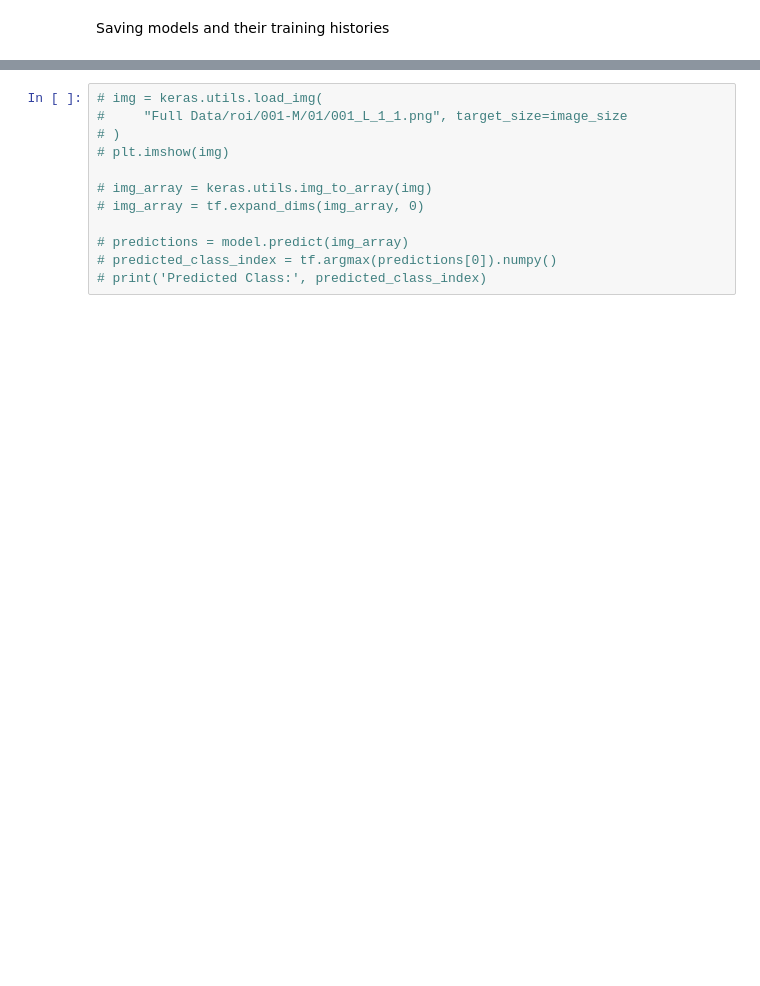
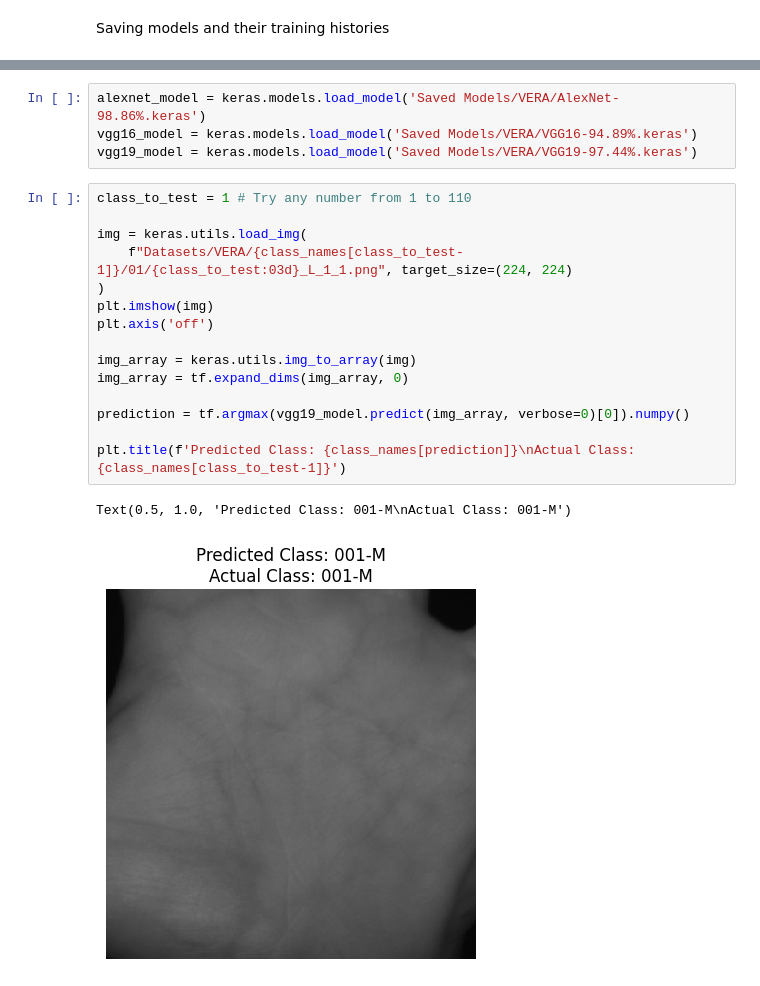
Before and after one commit to AyaanDanish/PalmVein-Recognition-With-CNN, a Jupyter notebook: VERA Classification.ipynb, the cells around one changed output, grey strips where cells are left out. Cells and saved outputs as stored; diff of their text form; blank space fills up the shorter version.

```diff
--- a/VERA Classification.ipynb
+++ b/VERA Classification.ipynb
@@ -400,12 +457,22 @@ Saved VGG19 Model
+# %%
+alexnet_model = keras.models.load_model('Saved Models/VERA/AlexNet-98.86%.keras')
+vgg16_model = keras.models.load_model('Saved Models/VERA/VGG16-94.89%.keras')
+vgg19_model = keras.models.load_model('Saved Models/VERA/VGG19-97.44%.keras')
 # %%
-# img = keras.utils.load_img(
-#     "Full Data/roi/001-M/01/001_L_1_1.png", target_size=image_size
-# )
-# plt.imshow(img)
+class_to_test = 1 # Try any number from 1 to 110
 
-# img_array = keras.utils.img_to_array(img)
-# img_array = tf.expand_dims(img_array, 0)
+img = keras.utils.load_img(
+    f"Datasets/VERA/{class_names[class_to_test-1]}/01/{class_to_test:03d}_L_1_1.png", target_size=(224, 224)
+)
+plt.imshow(img)
+plt.axis('off')
 
-# predictions = model.predict(img_array)
-# predicted_class_index = tf.argmax(predictions[0]).numpy()
-# print('Predicted Class:', predicted_class_index)
+img_array = keras.utils.img_to_array(img)
+img_array = tf.expand_dims(img_array, 0)
+
+prediction = tf.argmax(vgg19_model.predict(img_array, verbose=0)[0]).numpy()
+
+plt.title(f'Predicted Class: {class_names[prediction]}\nActual Class: {class_names[class_to_test-1]}')
+# %% [output]
+Text(0.5, 1.0, 'Predicted Class: 001-M\nActual Class: 001-M')
+[figure, added]
```
Also changed, not shown: parts of 20 cells of this notebook, 2 other files.
